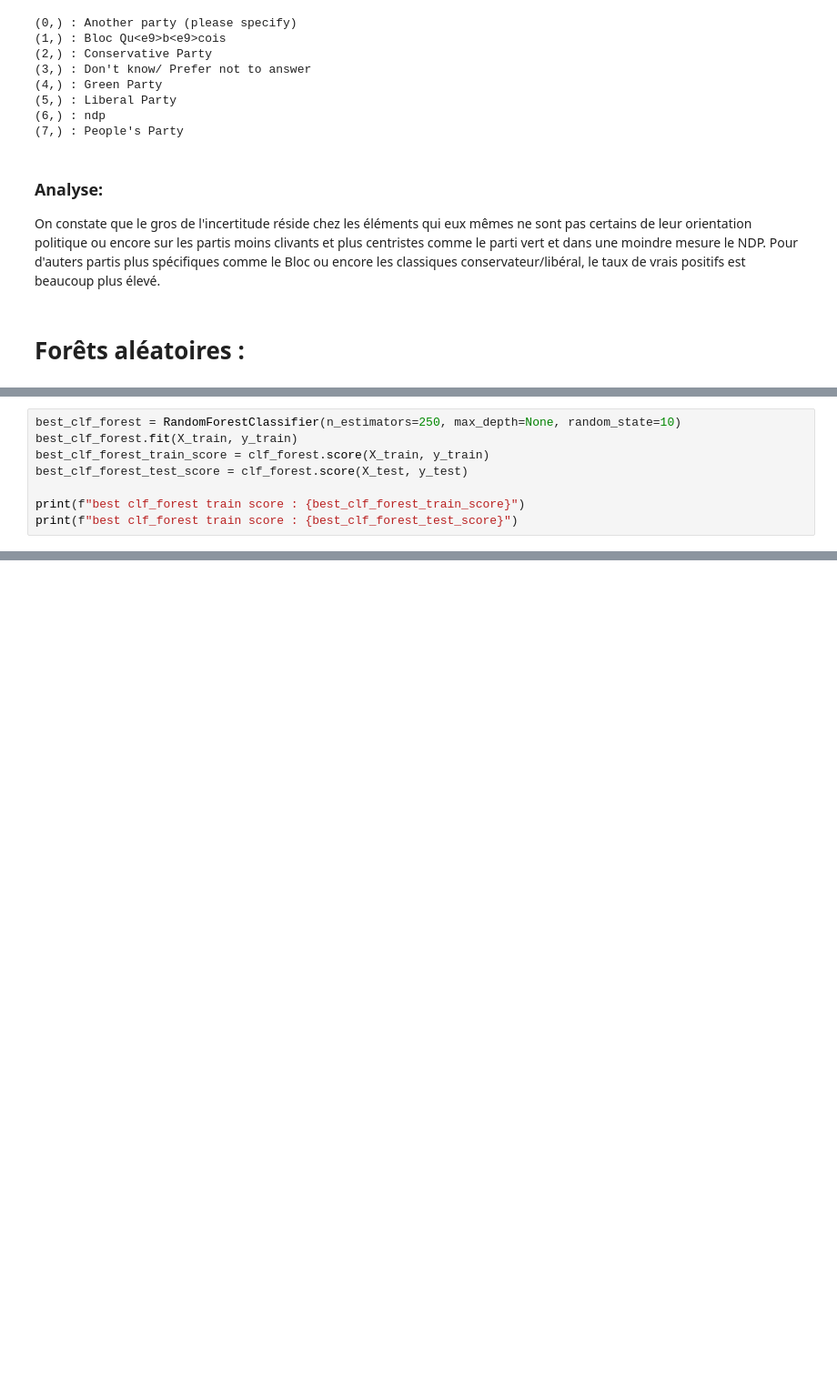
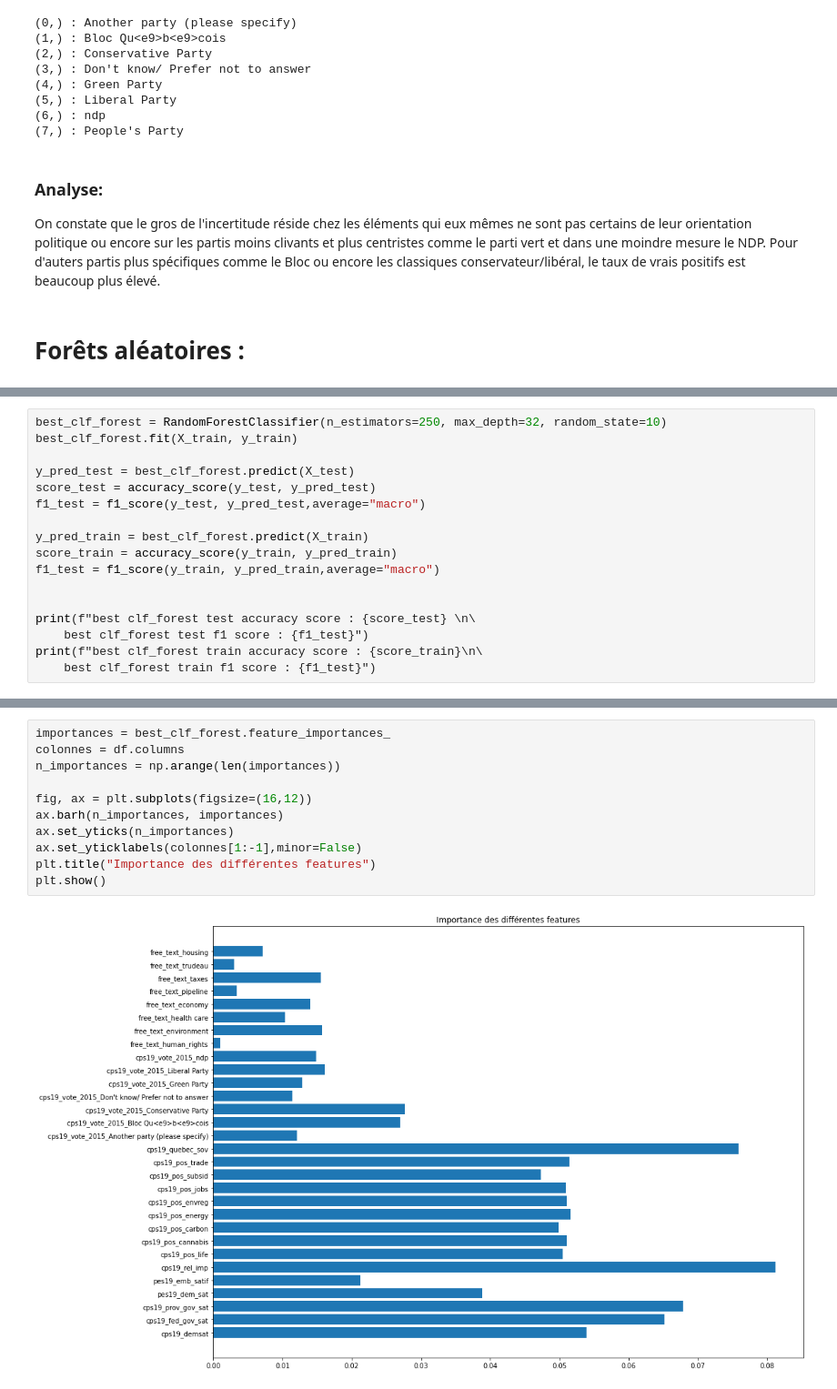
Before and after one commit to n0aaz/Projet_GLO-7027, a Jupyter notebook: decisionTrees.ipynb, the cells around one changed output, grey strips where cells are left out. Shown at 91% size. Cells and saved outputs as stored; diff of their text form; blank space fills up the shorter version.

```diff
--- a/decisionTrees.ipynb
+++ b/decisionTrees.ipynb
@@ -182,9 +200,18 @@ Best parameters are: {'max_depth': None, 'n_estimators': 250}
 # %%
-best_clf_forest = RandomForestClassifier(n_estimators=250, max_depth=None, random_state=10)
+best_clf_forest = RandomForestClassifier(n_estimators=250, max_depth=32, random_state=10)
 best_clf_forest.fit(X_train, y_train)
-best_clf_forest_train_score = clf_forest.score(X_train, y_train)
-best_clf_forest_test_score = clf_forest.score(X_test, y_test)
 
-print(f"best clf_forest train score : {best_clf_forest_train_score}")
-print(f"best clf_forest train score : {best_clf_forest_test_score}")
+y_pred_test = best_clf_forest.predict(X_test)
+score_test = accuracy_score(y_test, y_pred_test)
+f1_test = f1_score(y_test, y_pred_test,average="macro")
+
+y_pred_train = best_clf_forest.predict(X_train)
+score_train = accuracy_score(y_train, y_pred_train)
+f1_test = f1_score(y_train, y_pred_train,average="macro")
+
+
+print(f"best clf_forest test accuracy score : {score_test} \n\
+    best clf_forest test f1 score : {f1_test}")
+print(f"best clf_forest train accuracy score : {score_train}\n\
+    best clf_forest train f1 score : {f1_test}")
 # %% [output]
@@ -239,0 +254,13 @@ F1-score : 1.0 (curieusement élevé)
+# %%
+importances = best_clf_forest.feature_importances_
+colonnes = df.columns
+n_importances = np.arange(len(importances))
+
+fig, ax = plt.subplots(figsize=(16,12))
+ax.barh(n_importances, importances)
+ax.set_yticks(n_importances)
+ax.set_yticklabels(colonnes[1:-1],minor=False)
+plt.title("Importance des différentes features")
+plt.show()
+# %% [output]
+[figure, added]
```
Also changed, not shown: parts of 16 cells of this notebook.
